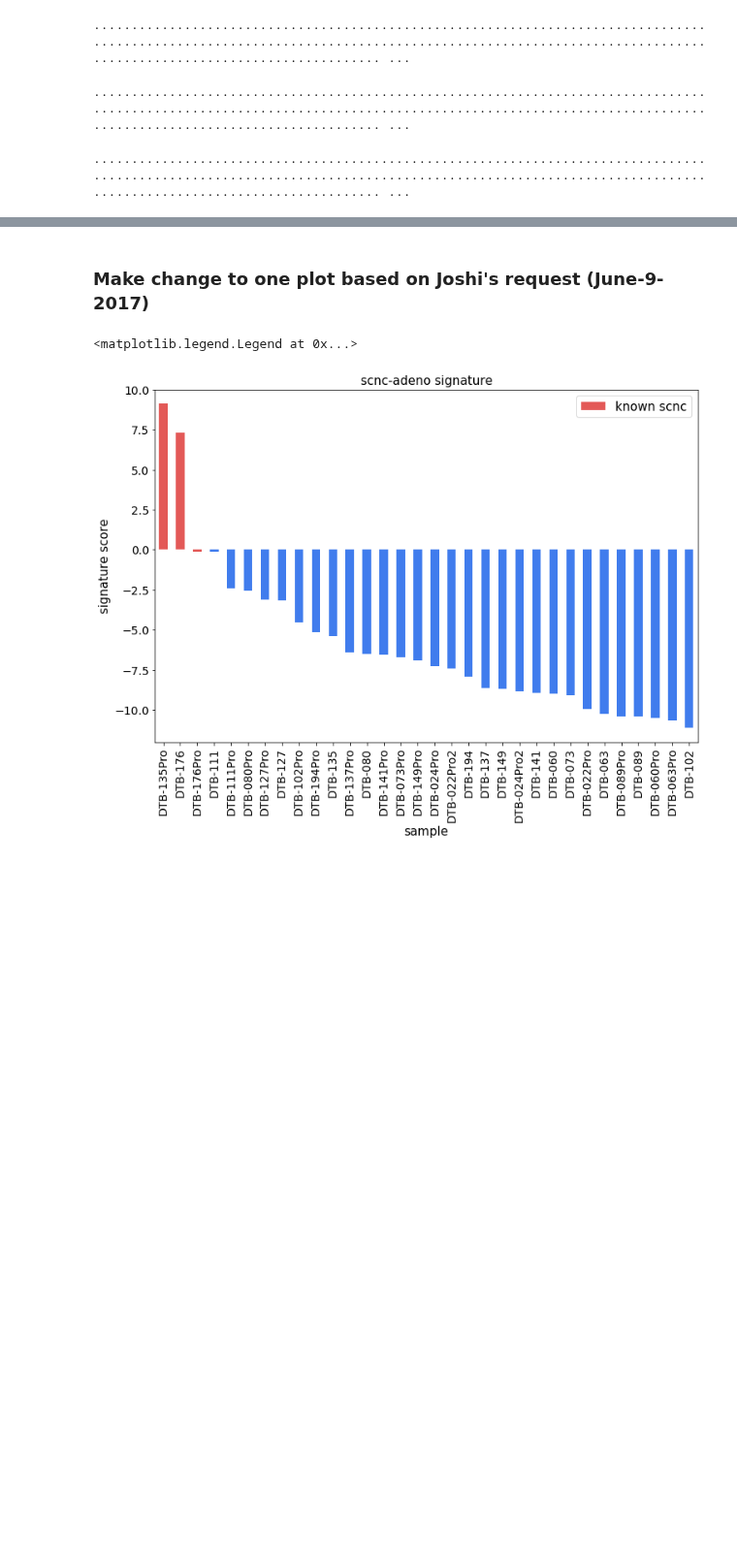
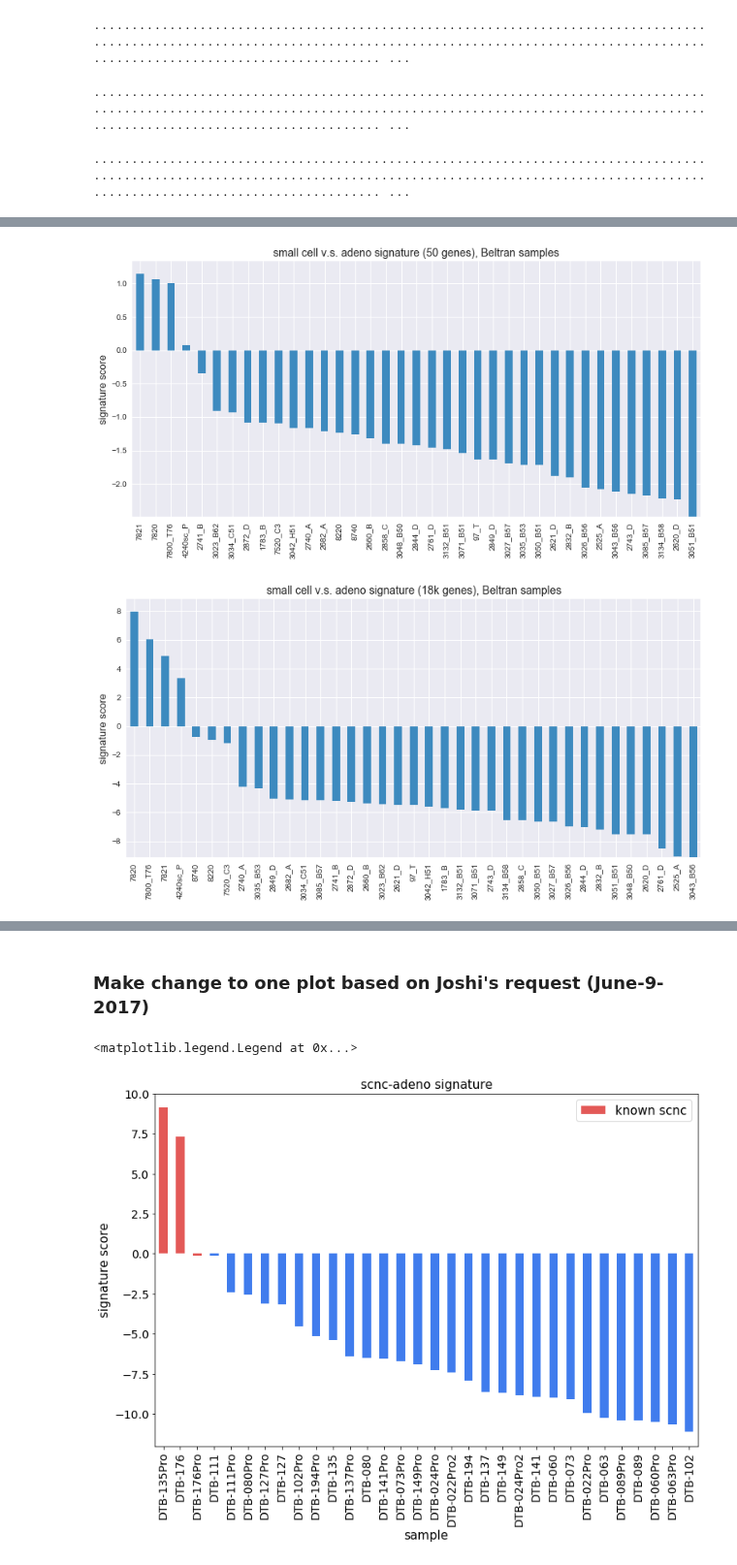
Before and after one commit to MollyZhang/ARsig_python, a Jupyter notebook: NEPCsig.ipynb, the cells around one changed output, grey strips where cells are left out. Shown at 97% size. Saved outputs shown, nothing was run; the diff lists cells and outputs as text; code cells hidden in the pictures; blank space fills up the shorter version.

```diff
--- a/NEPCsig.ipynb
+++ b/NEPCsig.ipynb
@@ -189,0 +268,7 @@ plt.show()
+# %%
+# apply NEPC signatures to beltran samples
+sig_df = pd.read_pickle("./data/NEPC/NEPC_beltran_sigs.pkl")
+sig_scores_df = apply_signature(sig_df, X_beltran, "Beltran")
+# %% [output]
+[figure, added]
+[figure, added]
```
Also changed, not shown: parts of 27 cells of this notebook.
